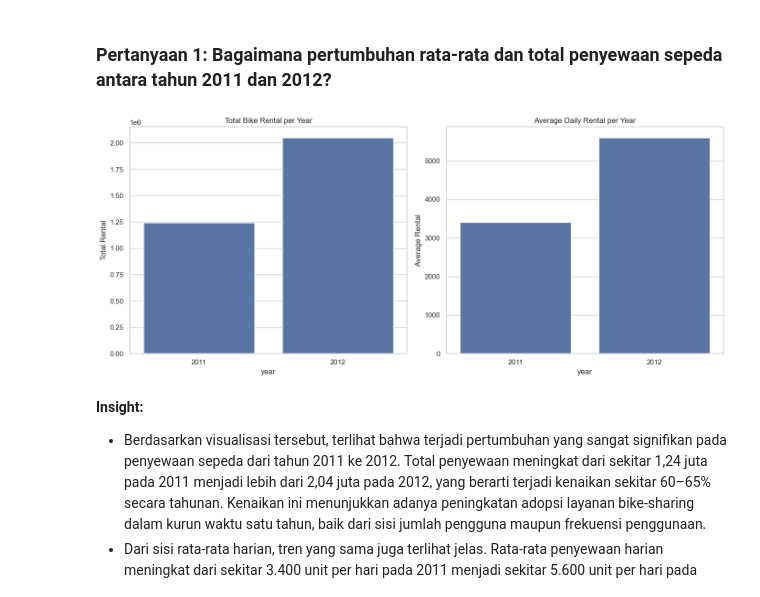
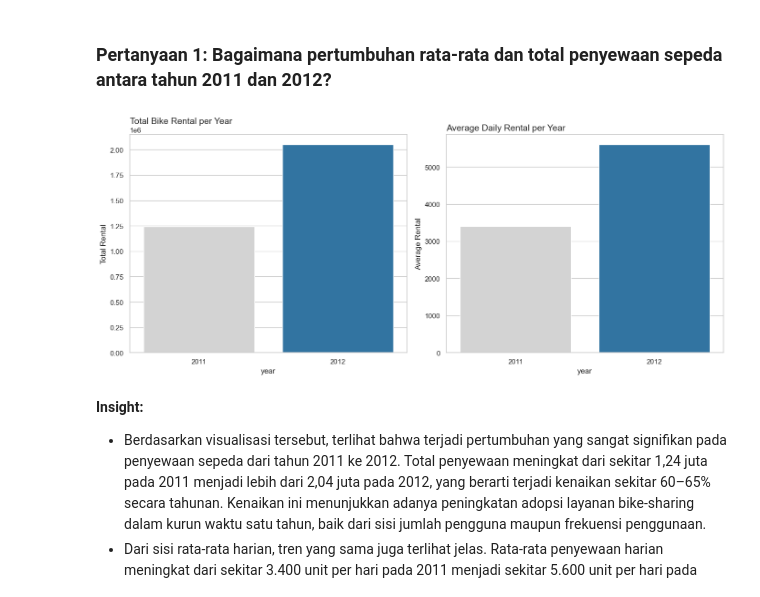
Before and after one commit to AdityaGimas/AnalisisDataBikeSharing, a Jupyter notebook: notebook.ipynb, the cells around one changed output. Saved outputs shown, nothing was run; the diff lists cells and outputs as text; code cells hidden in the pictures.

```diff
--- a/notebook.ipynb
+++ b/notebook.ipynb
@@ -591,20 +591,20 @@ selected_corr
 # %%
 fig, ax = plt.subplots(1, 2, figsize=(14,6))
 
-# Total Rental
-sns.barplot(x=yearly_summary.index, y='total_rental', data=yearly_summary, ax=ax[0])
-ax[0].set_title("Total Bike Rental per Year")
+colors_yearly = ["#1f77b4" if (x == yearly_summary['total_rental'].max()) else "#D3D3D3" for x in yearly_summary['total_rental']]
+
+sns.barplot(x=yearly_summary.index, y='total_rental', data=yearly_summary, palette=colors_yearly, ax=ax[0])
+ax[0].set_title("Total Bike Rental per Year", loc='left', fontsize=14)
 ax[0].set_ylabel("Total Rental")
 
-# Average Rental
-sns.barplot(x=yearly_summary.index, y='average_rental', data=yearly_summary, ax=ax[1])
-ax[1].set_title("Average Daily Rental per Year")
+sns.barplot(x=yearly_summary.index, y='average_rental', data=yearly_summary, palette=colors_yearly, ax=ax[1])
+ax[1].set_title("Average Daily Rental per Year", loc='left', fontsize=14)
 ax[1].set_ylabel("Average Rental")
 
 plt.tight_layout()
 plt.show()
 # %% [output]
-[figure, old version]
+[figure, new version]
 # %% [markdown]
 **Insight:**
 - Berdasarkan visualisasi tersebut, terlihat bahwa terjadi pertumbuhan yang sangat signifikan pada penyewaan sepeda dari tahun 2011 ke 2012. Total penyewaan meningkat dari sekitar 1,24 juta pada 2011 menjadi lebih dari 2,04 juta pada 2012, yang berarti terjadi kenaikan sekitar 60–65% secara tahunan. Kenaikan ini menunjukkan adanya peningkatan adopsi layanan bike-sharing dalam kurun waktu satu tahun, baik dari sisi jumlah pengguna maupun frekuensi penggunaan.
```
Also changed, not shown: parts of 3 cells of this notebook, 2 other files.
